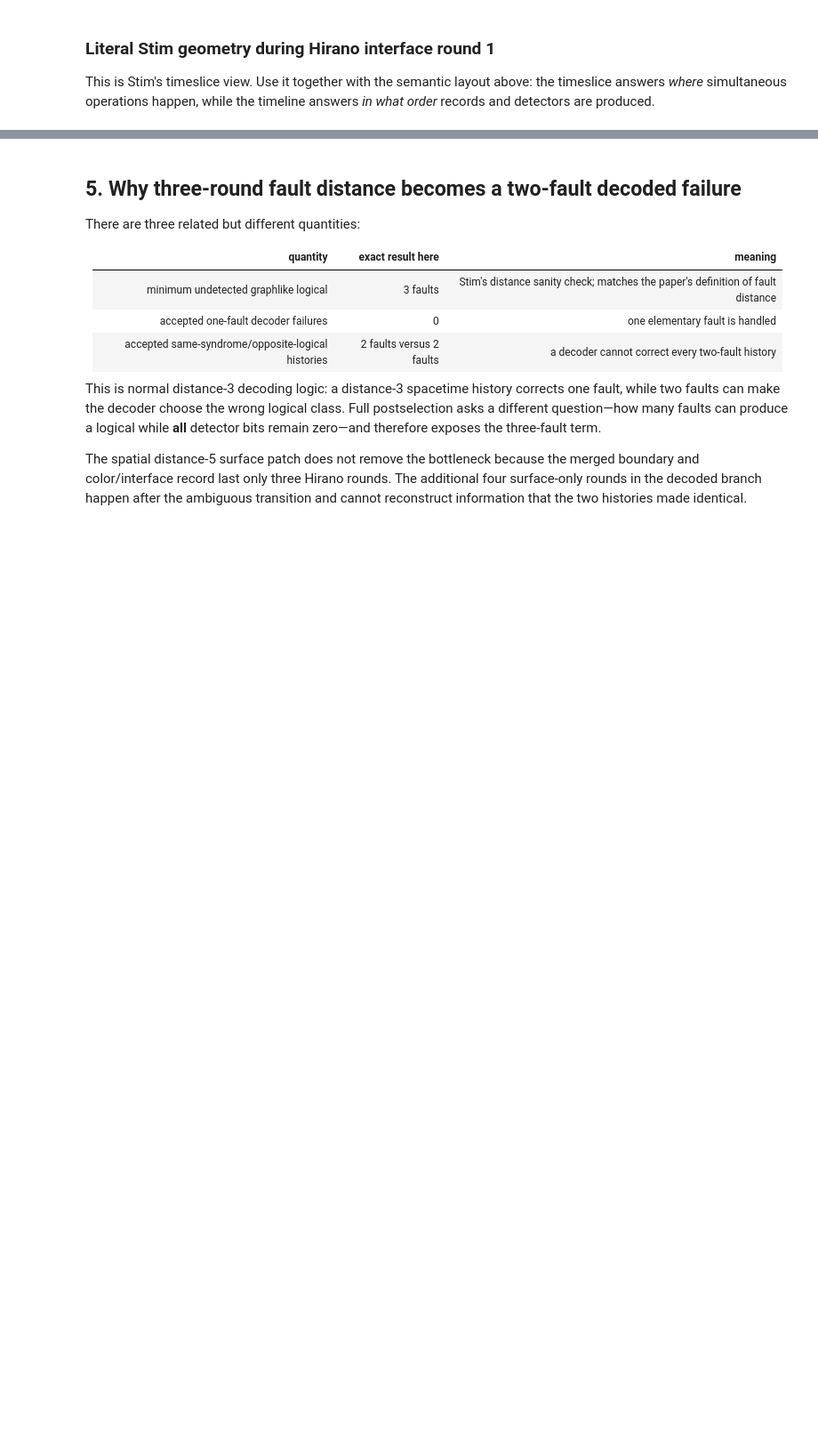
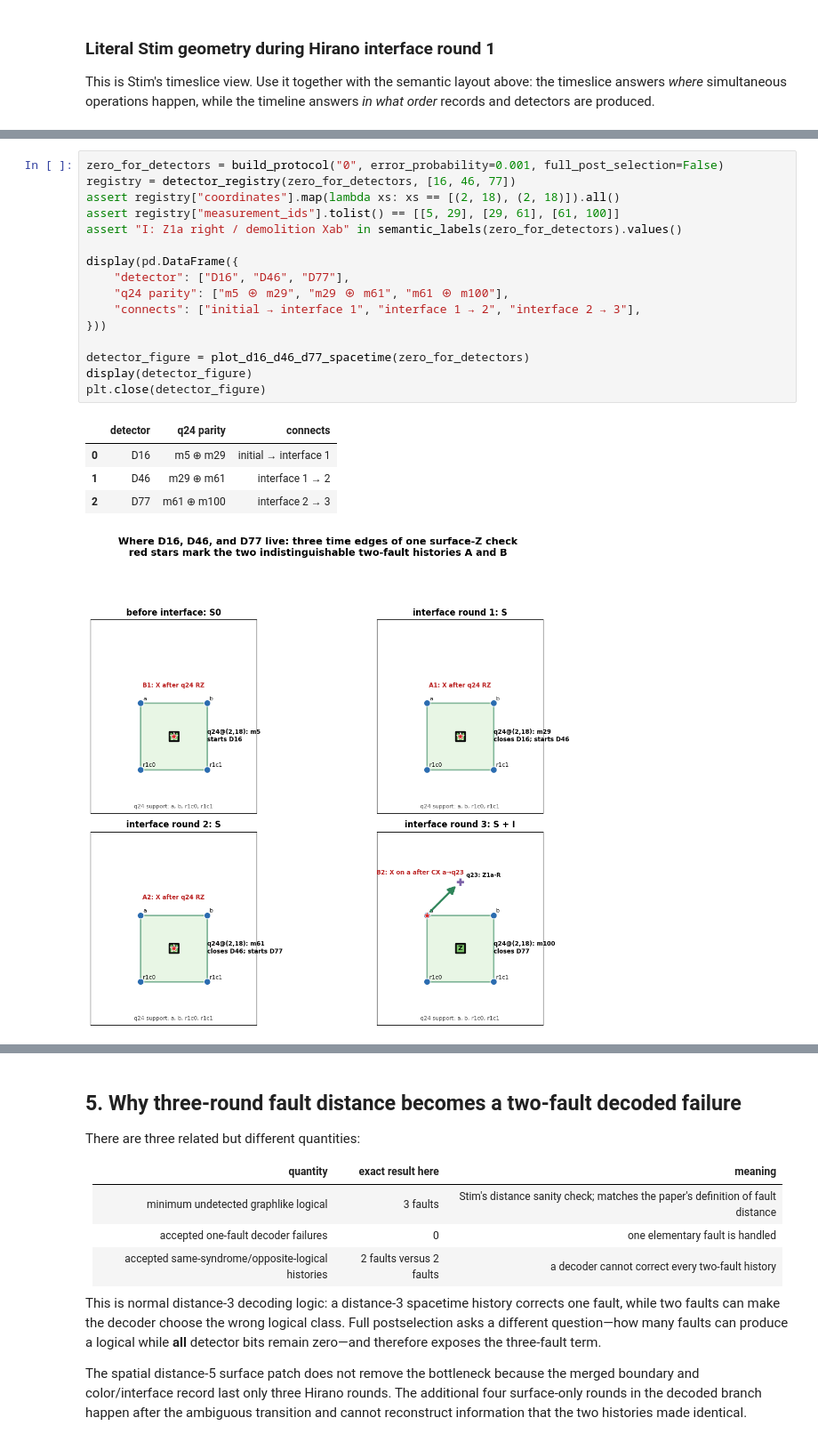
Before and after one commit to HaoranLiao/msc-ls, a Jupyter notebook: audit/hirano_protocol_circuits_and_fault_witnesses.ipynb, the cells around one changed output, grey strips where cells are left out. Shown at 89% size. Drawn from its saved outputs; the diff is of its cells as text; blank space fills up the shorter version.

```diff
--- a/audit/hirano_protocol_circuits_and_fault_witnesses.ipynb
+++ b/audit/hirano_protocol_circuits_and_fault_witnesses.ipynb
@@ -314,3 +246,25 @@ plot_protocol_layout(
+# %%
+zero_for_detectors = build_protocol("0", error_probability=0.001, full_post_selection=False)
+registry = detector_registry(zero_for_detectors, [16, 46, 77])
+assert registry["coordinates"].map(lambda xs: xs == [(2, 18), (2, 18)]).all()
+assert registry["measurement_ids"].tolist() == [[5, 29], [29, 61], [61, 100]]
+assert "I: Z1a right / demolition Xab" in semantic_labels(zero_for_detectors).values()
+
+display(pd.DataFrame({
+    "detector": ["D16", "D46", "D77"],
+    "q24 parity": ["m5 ⊕ m29", "m29 ⊕ m61", "m61 ⊕ m100"],
+    "connects": ["initial → interface 1", "interface 1 → 2", "interface 2 → 3"],
+}))
+
+detector_figure = plot_d16_d46_d77_spacetime(zero_for_detectors)
+display(detector_figure)
+plt.close(detector_figure)
+# %% [output]
+|  | detector | q24 parity | connects |
+| 0 | D16 | m5 ⊕ m29 | initial → interface 1 |
+| 1 | D46 | m29 ⊕ m61 | interface 1 → 2 |
+| 2 | D77 | m61 ⊕ m100 | interface 2 → 3 |
+[figure, added]
 # %% [markdown]
 ## 4. “Two-fault witness” in plain language
 
```
Also changed, not shown: parts of 30 cells of this notebook, 2 other files.
